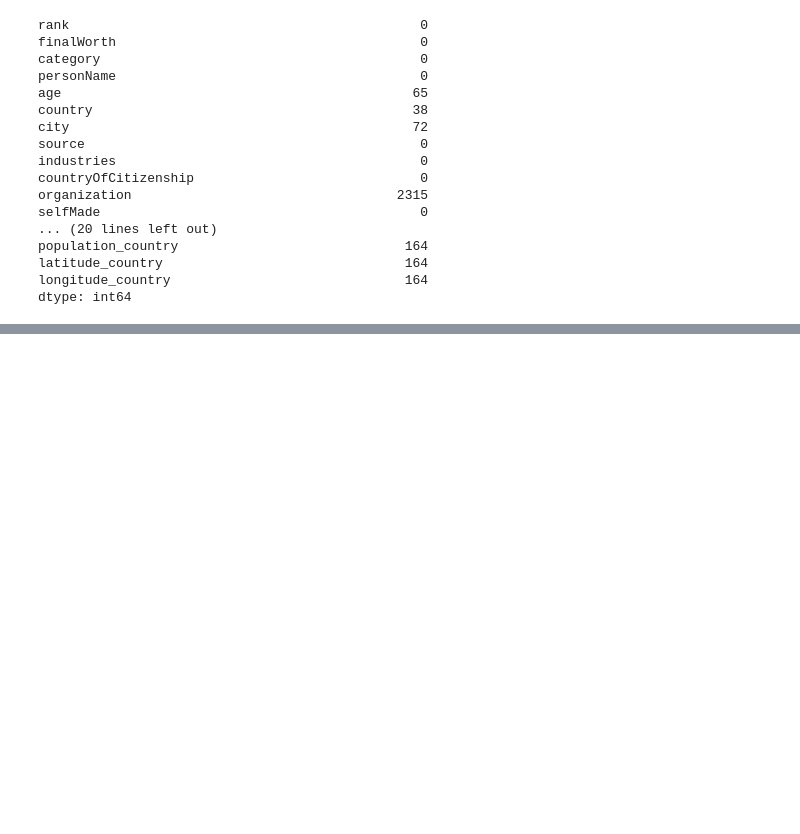
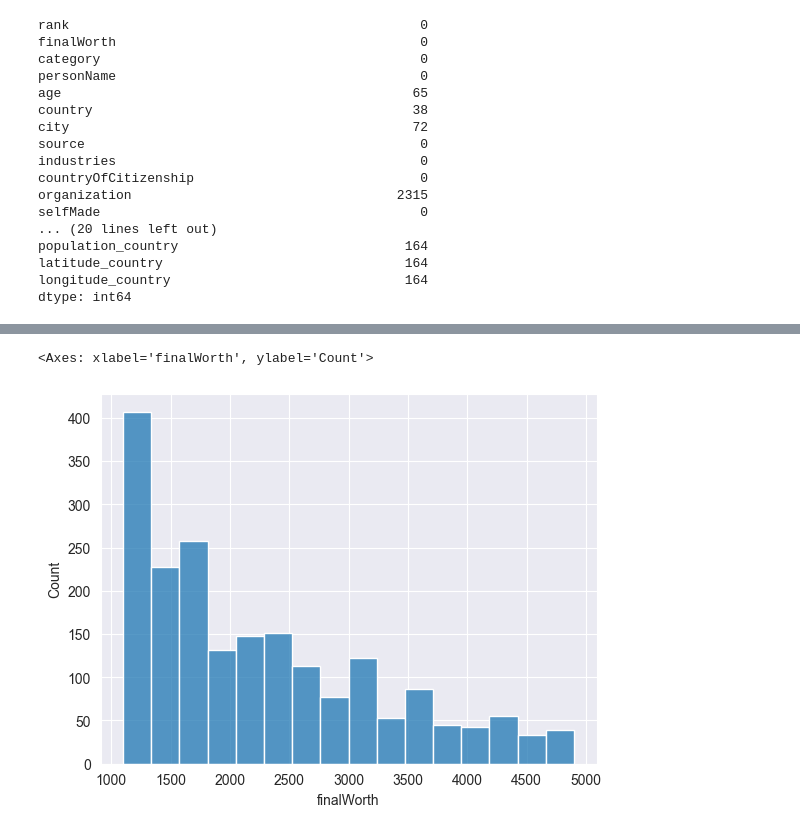
Before and after one commit to RoGellert/python_r_ds_de_projects, a Jupyter notebook: Billionaires/Billionaires_exploratory_analysis.ipynb, the cells around one changed output, grey strips where cells are left out. Cells and saved outputs as stored; diff of their text form; code cells hidden in the pictures; blank space fills up the shorter version.

```diff
--- a/Billionaires/Billionaires_exploratory_analysis.ipynb
+++ b/Billionaires/Billionaires_exploratory_analysis.ipynb
@@ -77,0 +91,5 @@ billionaires_df.describe()
+# %%
+sb.histplot(data=billionaires_df[(billionaires_df['finalWorth'] < 5000) & (billionaires_df['finalWorth'] > 1000)]['finalWorth'])
+# %% [output]
+<Axes: xlabel='finalWorth', ylabel='Count'>
+[figure, added]
```
Also changed, not shown: parts of 8 cells of this notebook.
